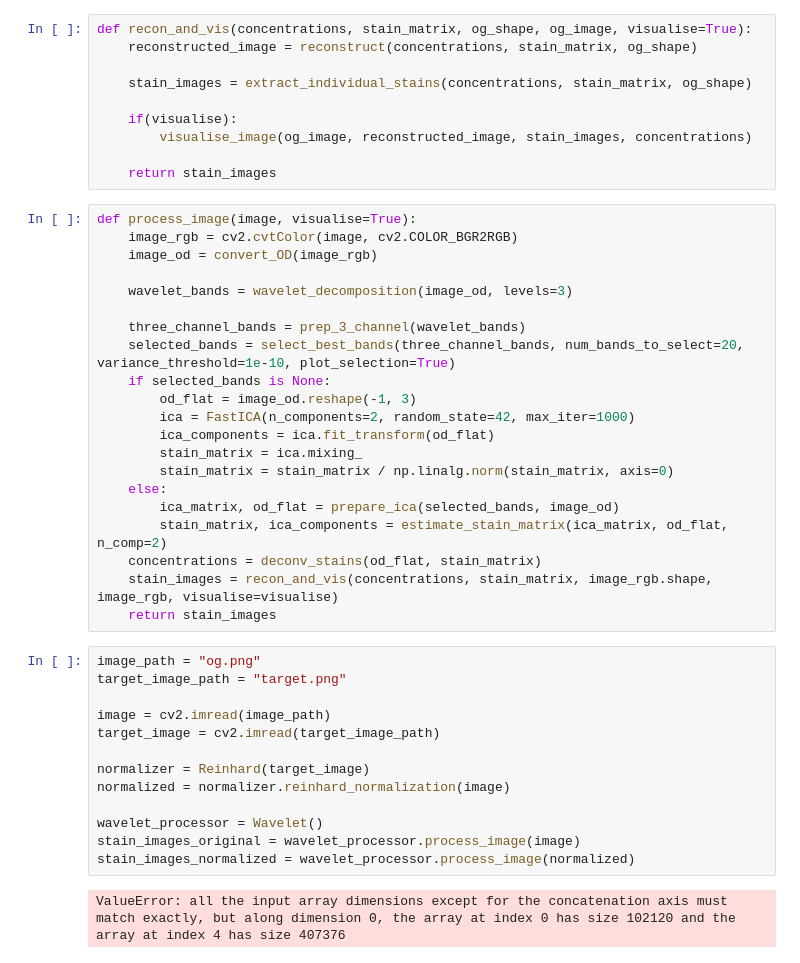
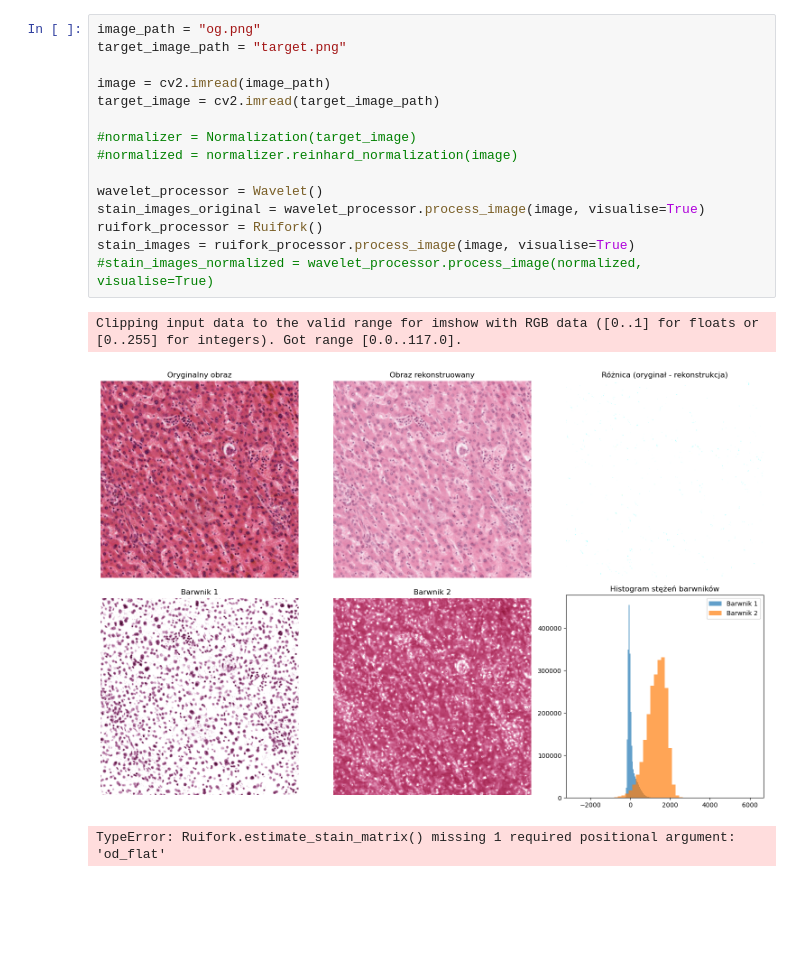
Before and after one commit to olwozniak/Colour_deconvolution, a Jupyter notebook: decomposition.ipynb, the cells around one changed output. Drawn from its saved outputs; the diff is of its cells as text; blank space fills up the shorter version.

```diff
--- a/decomposition.ipynb
+++ b/decomposition.ipynb
@@ -211,46 +25,19 @@ def visualise_image (og_image, image_recon, stain_image, concentrations):
-# %%
-def recon_and_vis(concentrations, stain_matrix, og_shape, og_image, visualise=True):
-    reconstructed_image = reconstruct(concentrations, stain_matrix, og_shape)
-
-    stain_images = extract_individual_stains(concentrations, stain_matrix, og_shape)
-
-    if(visualise):
-        visualise_image(og_image, reconstructed_image, stain_images, concentrations)
-
-    return stain_images
-# %%
-def process_image(image, visualise=True):
-    image_rgb = cv2.cvtColor(image, cv2.COLOR_BGR2RGB)
-    image_od = convert_OD(image_rgb)
-
-    wavelet_bands = wavelet_decomposition(image_od, levels=3)
-
-    three_channel_bands = prep_3_channel(wavelet_bands)
-    selected_bands = select_best_bands(three_channel_bands, num_bands_to_select=20, variance_threshold=1e-10, plot_selection=True)
-    if selected_bands is None:
-        od_flat = image_od.reshape(-1, 3)
-        ica = FastICA(n_components=2, random_state=42, max_iter=1000)
-        ica_components = ica.fit_transform(od_flat)
-        stain_matrix = ica.mixing_
-        stain_matrix = stain_matrix / np.linalg.norm(stain_matrix, axis=0)
-    else:
-        ica_matrix, od_flat = prepare_ica(selected_bands, image_od)
-        stain_matrix, ica_components = estimate_stain_matrix(ica_matrix, od_flat, n_comp=2)
-    concentrations = deconv_stains(od_flat, stain_matrix)
-    stain_images = recon_and_vis(concentrations, stain_matrix, image_rgb.shape, image_rgb, visualise=visualise)
-    return stain_images
 # %%
 image_path = "og.png"
 target_image_path = "target.png"
 
 image = cv2.imread(image_path)
 target_image = cv2.imread(target_image_path)
 
-normalizer = Reinhard(target_image)
-normalized = normalizer.reinhard_normalization(image)
+#normalizer = Normalization(target_image)
+#normalized = normalizer.reinhard_normalization(image)
 
 wavelet_processor = Wavelet()
-stain_images_original = wavelet_processor.process_image(image)
-stain_images_normalized = wavelet_processor.process_image(normalized)
+stain_images_original = wavelet_processor.process_image(image, visualise=True)
+ruifork_processor = Ruifork()
+stain_images = ruifork_processor.process_image(image, visualise=True)
+#stain_images_normalized = wavelet_processor.process_image(normalized, visualise=True)
 # %% [output]
-ValueError: all the input array dimensions except for the concatenation axis must match exactly, but along dimension 0, the array at index 0 has size 102120 and the array at index 4 has size 407376
+Clipping input data to the valid range for imshow with RGB data ([0..1] for floats or [0..255] for integers). Got range [0.0..117.0].
+[figure, added]
+TypeError: Ruifork.estimate_stain_matrix() missing 1 required positional argument: 'od_flat'
```
Also changed, not shown: parts of 12 cells of this notebook, 8 other files.
